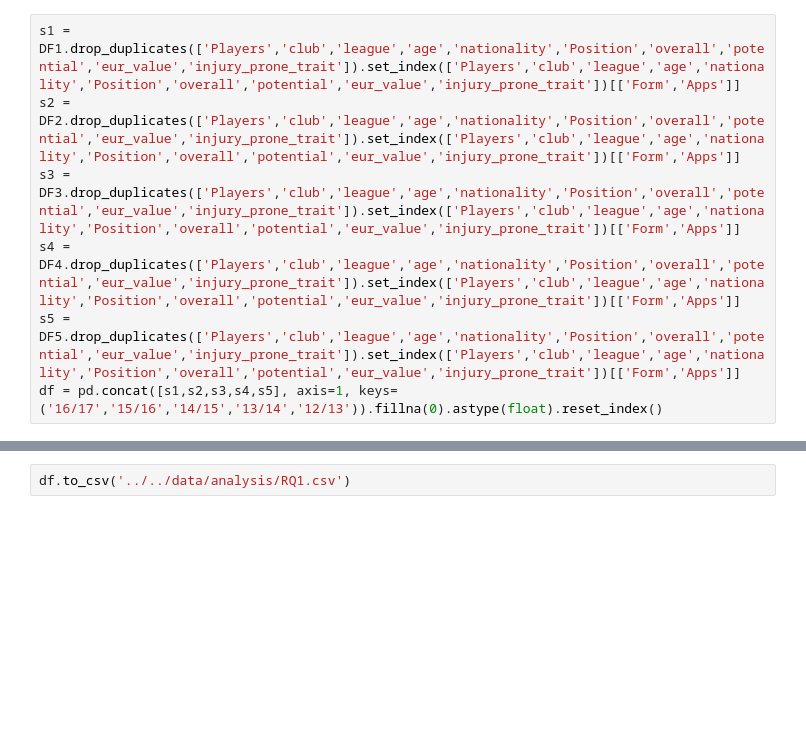
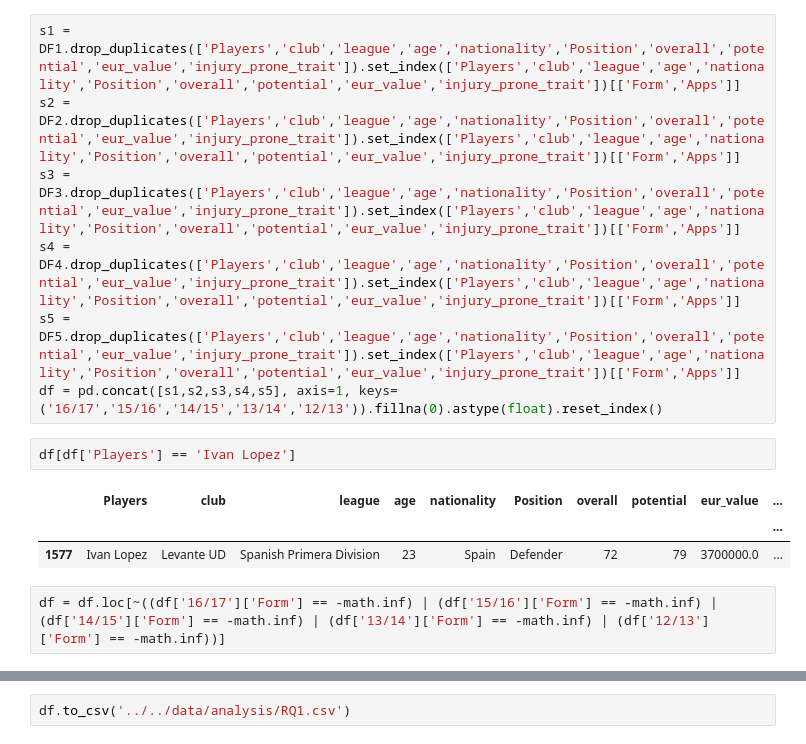
Before and after one commit to markkennedy3/Fifa-vs-Real-Life, a Jupyter notebook: notebooks/prep/400_prep_RQ1_Dataframes.ipynb, the cells around one changed output, grey strips where cells are left out. Saved outputs shown, nothing was run; the diff lists cells and outputs as text; blank space fills up the shorter version.

```diff
--- a/notebooks/prep/400_prep_RQ1_Dataframes.ipynb
+++ b/notebooks/prep/400_prep_RQ1_Dataframes.ipynb
@@ -15,6 +16,14 @@ s3 = DF3.drop_duplicates(['Players','club','league','age','nationality','Positio
 s4 = DF4.drop_duplicates(['Players','club','league','age','nationality','Position','overall','potential','eur_value','injury_prone_trait']).set_index(['Players','club','league','age','nationality','Position','overall','potential','eur_value','injury_prone_trait'])[['Form','Apps']]
 s5 = DF5.drop_duplicates(['Players','club','league','age','nationality','Position','overall','potential','eur_value','injury_prone_trait']).set_index(['Players','club','league','age','nationality','Position','overall','potential','eur_value','injury_prone_trait'])[['Form','Apps']]
 df = pd.concat([s1,s2,s3,s4,s5], axis=1, keys=('16/17','15/16','14/15','13/14','12/13')).fillna(0).astype(float).reset_index()
+# %%
+df[df['Players'] == 'Ivan Lopez']
+# %% [output]
+|  | Players | club | league | age | nationality | Position | overall | potential | eur_value | ... |
+|  |  |  |  |  |  |  |  |  |  | ... |
+| 1577 | Ivan Lopez | Levante UD | Spanish Primera Division | 23 | Spain | Defender | 72 | 79 | 3700000.0 | ... |
+# %%
+df = df.loc[~((df['16/17']['Form'] == -math.inf) | (df['15/16']['Form'] == -math.inf) | (df['14/15']['Form'] == -math.inf) | (df['13/14']['Form'] == -math.inf) | (df['12/13']['Form'] == -math.inf))]
 # %%
 df
 # %% [output]
```
Also changed, not shown: parts of 2 cells of this notebook.
